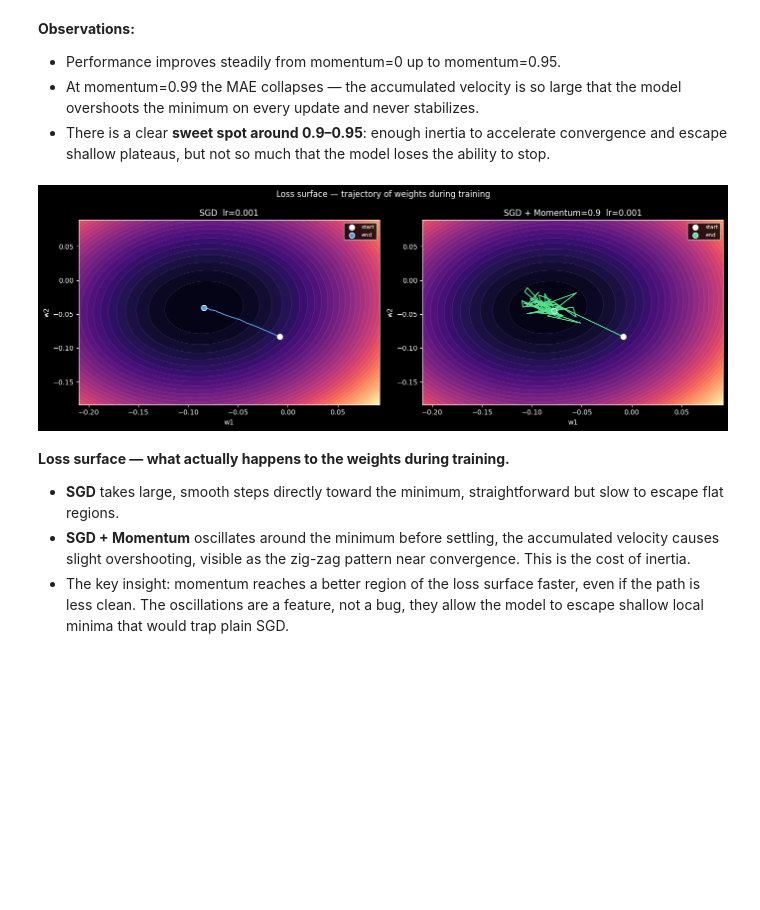
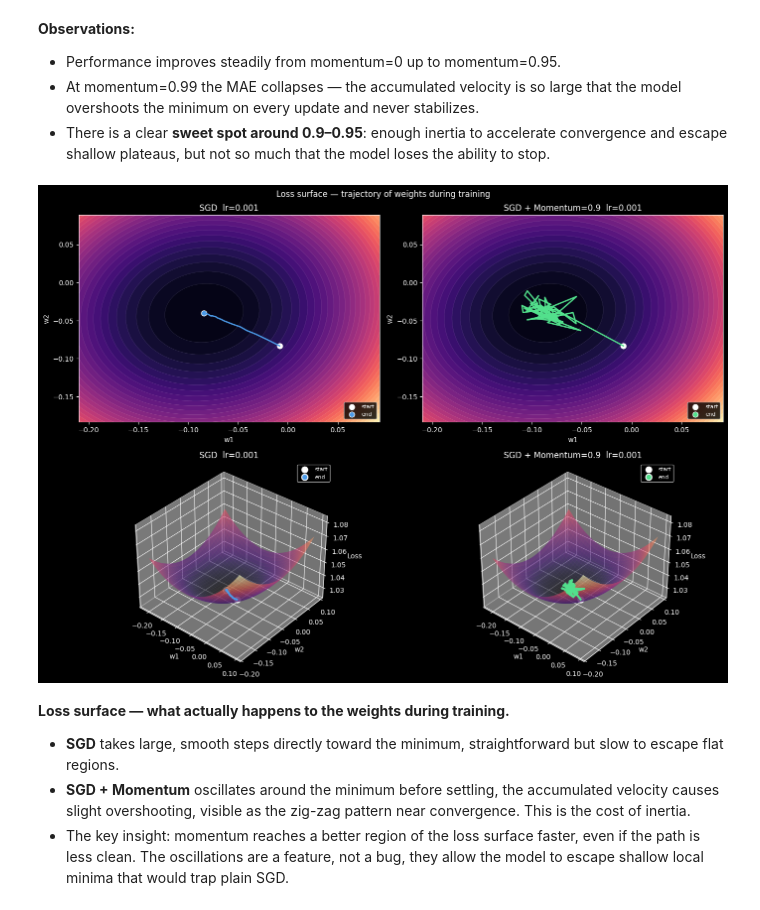
Before and after one commit to edouardblnc87/deep_learning_implementation, a Jupyter notebook: devoir_des_loulous/julien.ipynb, the cells around one changed output. Cells and saved outputs as stored; diff of their text form; code cells hidden in the pictures; blank space fills up the shorter version.

```diff
--- a/devoir_des_loulous/julien.ipynb
+++ b/devoir_des_loulous/julien.ipynb
@@ -1273,76 +1273,62 @@ momentum=0.99  MAE: 0.6530
 - At momentum=0.99 the MAE collapses — the accumulated velocity is so large that the model overshoots the minimum on every update and never stabilizes.
 - There is a clear **sweet spot around 0.9–0.95**: enough inertia to accelerate convergence and escape shallow plateaus, but not so much that the model loses the ability to stop.
 # %%
-X_2d = X_train[:, :2]
-X_2d_test = X_test[:, :2]
+fig = plt.figure(figsize=(14, 10))
 
-def compute_loss_grid(w1_range, w2_range, X, y, n=80):
-    W1, W2 = np.meshgrid(np.linspace(*w1_range, n), np.linspace(*w2_range, n))
-    Z = np.zeros_like(W1)
-    for i in range(n):
-        for j in range(n):
-            w = np.array([[W1[i,j]], [W2[i,j]]])
-            preds = X @ w
-            Z[i,j] = float(np.mean((preds - y.reshape(-1,1))**2))
-    return W1, W2, Z
+# --- Row 1 : contour 2D ---
+ax1 = fig.add_subplot(2, 2, 1)
+ax1.contourf(W1, W2, Z, levels=40, cmap='magma')
+ax1.contour(W1, W2, Z, levels=40, colors='white', alpha=0.15, linewidths=0.5)
+ax1.plot(traj_sgd[:,0], traj_sgd[:,1], color='#4c9be8', linewidth=2)
+ax1.scatter(traj_sgd[0,0], traj_sgd[0,1], color='white', s=60, label='start')
+ax1.scatter(traj_sgd[-1,0], traj_sgd[-1,1], color='#4c9be8', s=60, edgecolors='white', linewidths=1, label='end')
+ax1.set_title('SGD  lr=0.001')
+ax1.set_xlabel('w1')
+ax1.set_ylabel('w2')
+ax1.legend(fontsize=8, loc='lower right')
 
+ax2 = fig.add_subplot(2, 2, 2)
+ax2.contourf(W1, W2, Z, levels=40, cmap='magma')
+ax2.contour(W1, W2, Z, levels=40, colors='white', alpha=0.15, linewidths=0.5)
+ax2.plot(traj_momentum[:,0], traj_momentum[:,1], color='#52e08c', linewidth=2)
+ax2.scatter(traj_momentum[0,0], traj_momentum[0,1], color='white', s=60, label='start')
+ax2.scatter(traj_momentum[-1,0], traj_momentum[-1,1], color='#52e08c', s=60, edgecolors='white', linewidths=1, label='end')
+ax2.set_title('SGD + Momentum=0.9  lr=0.001')
+ax2.set_xlabel('w1')
+ax2.set_ylabel('w2')
+ax2.legend(fontsize=8, loc='lower right')
 
-def train_and_track(lr, momentum, X, y, epochs=60):
-    np.random.seed(SEED)
-    W = np.random.randn(2, 1) * 0.1
-    b = np.zeros((1, 1))
-    velocity = np.zeros_like(W)
-    trajectory = [W.copy().flatten()]
-
-    for e in range(epochs):
-        perm = np.random.permutation(X.shape[0])
-        X_s, y_s = X[perm], y[perm]
-        for i in range(0, X_s.shape[0], 32):
-            Xb, yb = X_s[i:i+32], y_s[i:i+32].reshape(-1,1)
-            preds = Xb @ W + b
-            err = preds - yb
-            grad_W = Xb.T @ err / len(Xb)
-            grad_b = err.mean()
-            velocity = momentum * velocity + lr * grad_W
-            W -= velocity
-            b -= lr * grad_b
-        trajectory.append(W.copy().flatten())
-
-    return np.array(trajectory)
-
-
-
-traj_sgd = train_and_track(lr=0.001, momentum=0, X=X_2d, y=y_train)
-traj_momentum = train_and_track(lr=0.001, momentum=0.9, X=X_2d, y=y_train)
-
-w1_range = (min(traj_sgd[:,0].min(), traj_momentum[:,0].min()) - 0.1, max(traj_sgd[:,0].max(), traj_momentum[:,0].max()) + 0.1)
-w2_range = (min(traj_sgd[:,1].min(), traj_momentum[:,1].min()) - 0.1, max(traj_sgd[:,1].max(), traj_momentum[:,1].max()) + 0.1)
-
-W1, W2, Z = compute_loss_grid(w1_range, w2_range, X_2d, y_train)
-
-fig, axes = plt.subplots(1, 2, figsize=(14, 5))
-
-for ax, traj, title, color in zip(
-    axes,
+# --- Row 2 : 3D avec trajectoire ---
+for idx, (traj, title, color) in enumerate(zip(
     [traj_sgd, traj_momentum],
     ['SGD  lr=0.001', 'SGD + Momentum=0.9  lr=0.001'],
     ['#4c9be8', '#52e08c']
-):
-    ax.contourf(W1, W2, Z, levels=40, cmap='magma')
-    ax.contour(W1, W2, Z, levels=40, colors='white', alpha=0.15, linewidths=0.5)
-    ax.plot(traj[:,0], traj[:,1], color=color, linewidth=1.5, zorder=5)
-    ax.scatter(traj[0,0], traj[0,1], color='white', s=60, zorder=6, label='start')
-    ax.scatter(traj[-1,0], traj[-1,1], color=color, s=60, zorder=6, edgecolors='white', linewidths=1, label='end')
+)):
+    ax = fig.add_subplot(2, 2, 3 + idx, projection='3d')
+    ax.plot_surface(W1, W2, Z, cmap='magma', alpha=0.6, linewidth=0, antialiased=True)
+
+    z_traj = np.array([
+        float(np.mean((X_2d @ np.array([[w[0]], [w[1]]]) - y_train.reshape(-1,1))**2))
+        for w in traj
+    ])
+    z_offset = z_traj + 0.002
+
+    ax.plot(traj[:,0], traj[:,1], z_offset, color=color, linewidth=3, zorder=10)
+    ax.scatter(traj[0,0], traj[0,1], z_offset[0], color='white', s=80, zorder=11, label='start')
+    ax.scatter(traj[-1,0], traj[-1,1], z_offset[-1], color=color, s=80, zorder=11,
+               edgecolors='white', linewidths=1.5, label='end')
     ax.set_xlabel('w1')
     ax.set_ylabel('w2')
+    ax.set_zlabel('Loss')
     ax.set_title(title)
     ax.legend(fontsize=8)
+    ax.view_init(elev=35, azim=-50)
 
 plt.suptitle('Loss surface — trajectory of weights during training', fontsize=12)
 plt.tight_layout()
 plt.show()
 # %% [output]
-[figure, old version]
+[figure, new version]
 # %% [markdown]
 **Loss surface — what actually happens to the weights during training.**
 
```
Also changed, not shown: parts of 3 cells of this notebook.
